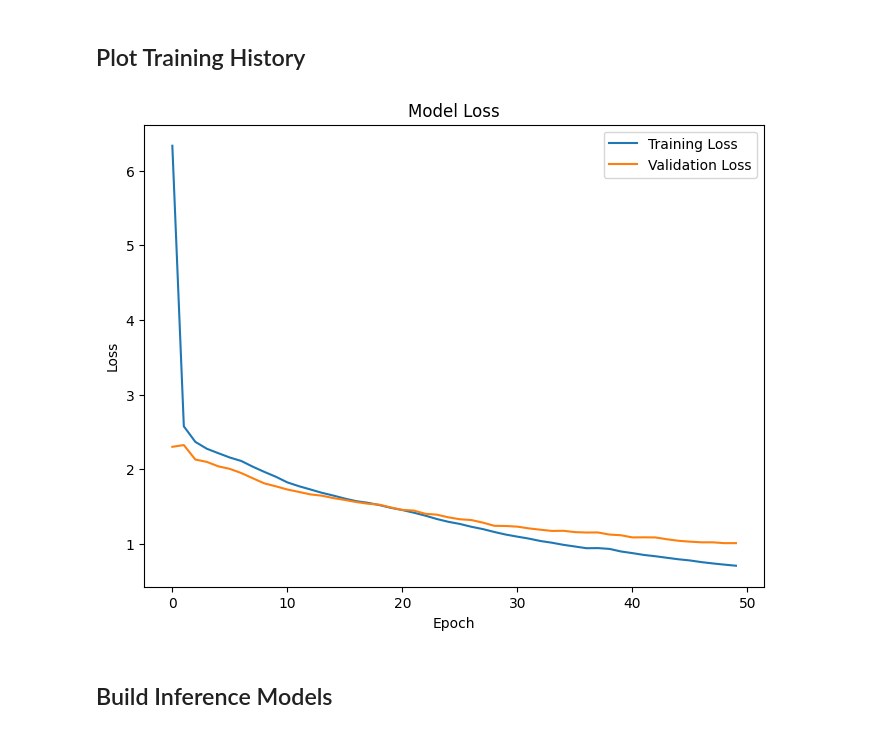
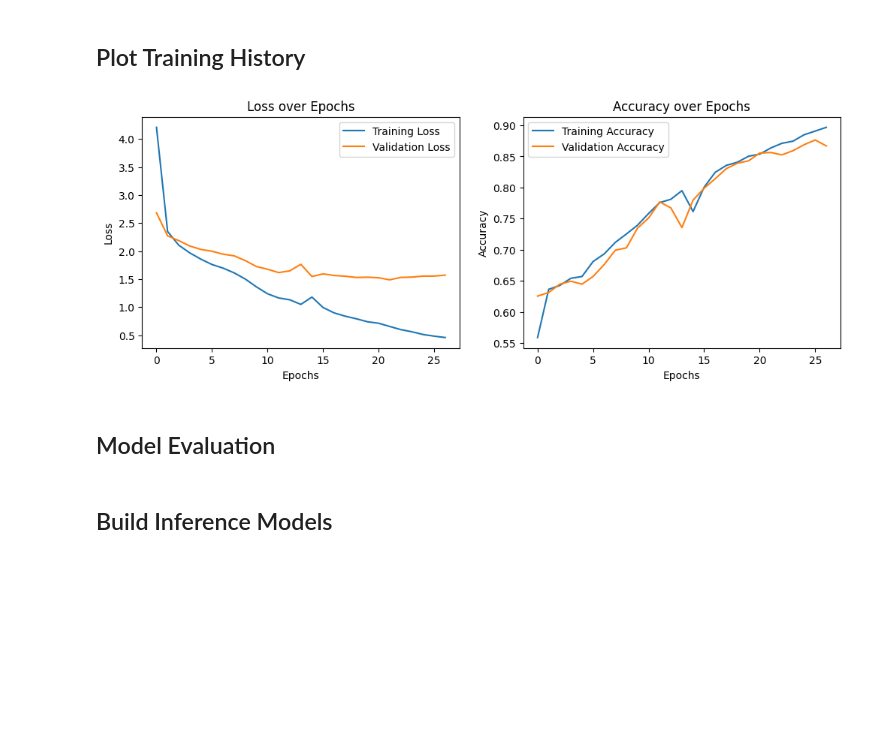
Before and after one commit to thedavidemmanuel/Hausa-English-Translation-Model, a Jupyter notebook: hausatranslation.ipynb, the cells around one changed output. Drawn from its saved outputs; the diff is of its cells as text; code cells hidden in the pictures; blank space fills up the shorter version.

```diff
--- a/hausatranslation.ipynb
+++ b/hausatranslation.ipynb
@@ -229,6 +339,6 @@ data_indices = np.arange(len(input_texts))
 # %% [markdown]
 # Set Hyperparameters
 # %%
-embedding_dim = 128
-lstm_units = 256
+embedding_dim = 256
+lstm_units = 512
 # %% [markdown]
@@ -294,7 +421,7 @@ model = Model([encoder_inputs, decoder_inputs], decoder_outputs)
 
 # Compile the model
 model.compile(
-    optimizer=Adam(learning_rate=0.001), loss='sparse_categorical_crossentropy'
+    optimizer=Adam(learning_rate=0.001), loss='sparse_categorical_crossentropy', metrics=['accuracy']
 )
 
 # Summary of the model
@@ -367,17 +494,34 @@ Epoch 50/50
 # %% [markdown]
 ## Plot Training History
 # %%
-# Plot training & validation loss
-plt.figure(figsize=(8, 6))
-plt.plot(history.history['loss'], label='Training Loss')
-plt.plot(history.history['val_loss'], label='Validation Loss')
-plt.title('Model Loss')
-plt.xlabel('Epoch')
-plt.ylabel('Loss')
-plt.legend()
-plt.show()
+def plot_training_history(history):
+    # Loss
+    plt.figure(figsize=(12, 4))
+
+    plt.subplot(1, 2, 1)
+    plt.plot(history.history['loss'], label='Training Loss')
+    plt.plot(history.history['val_loss'], label='Validation Loss')
+    plt.title('Loss over Epochs')
+    plt.xlabel('Epochs')
+    plt.ylabel('Loss')
+    plt.legend()
+
+    # Accuracy
+    plt.subplot(1, 2, 2)
+    plt.plot(history.history['accuracy'], label='Training Accuracy')
+    plt.plot(history.history['val_accuracy'], label='Validation Accuracy')
+    plt.title('Accuracy over Epochs')
+    plt.xlabel('Epochs')
+    plt.ylabel('Accuracy')
+    plt.legend()
+
+    plt.show()
+
+plot_training_history(history)
 # %% [output]
-[figure, old version]
+[figure, new version]
+# %% [markdown]
+ ## Model Evaluation
 # %% [markdown]
  ## Build Inference Models
 # %% [markdown]
```
Also changed, not shown: parts of 37 cells of this notebook, 1 other file.
